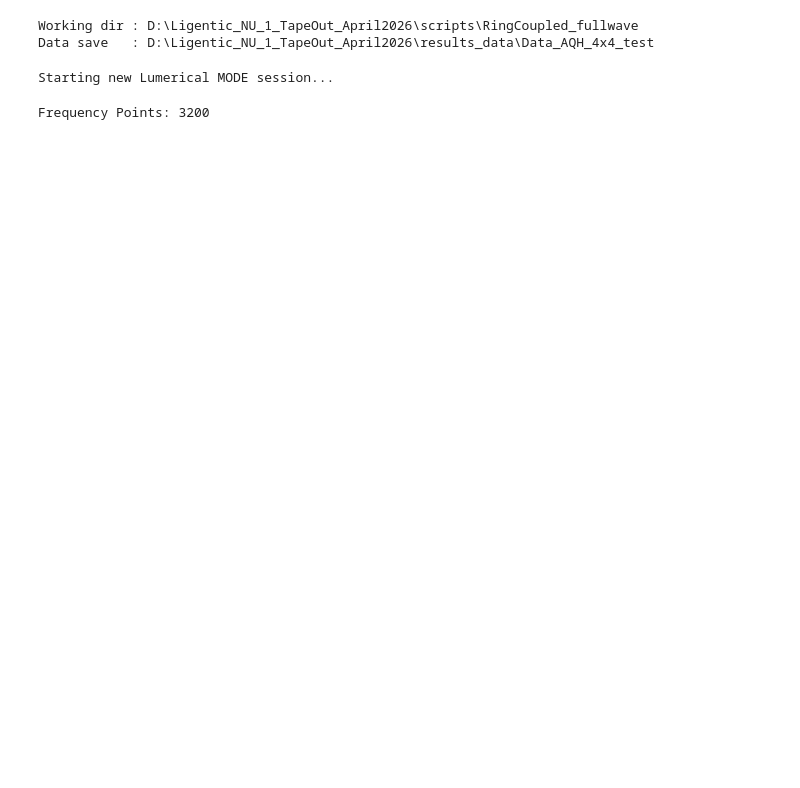
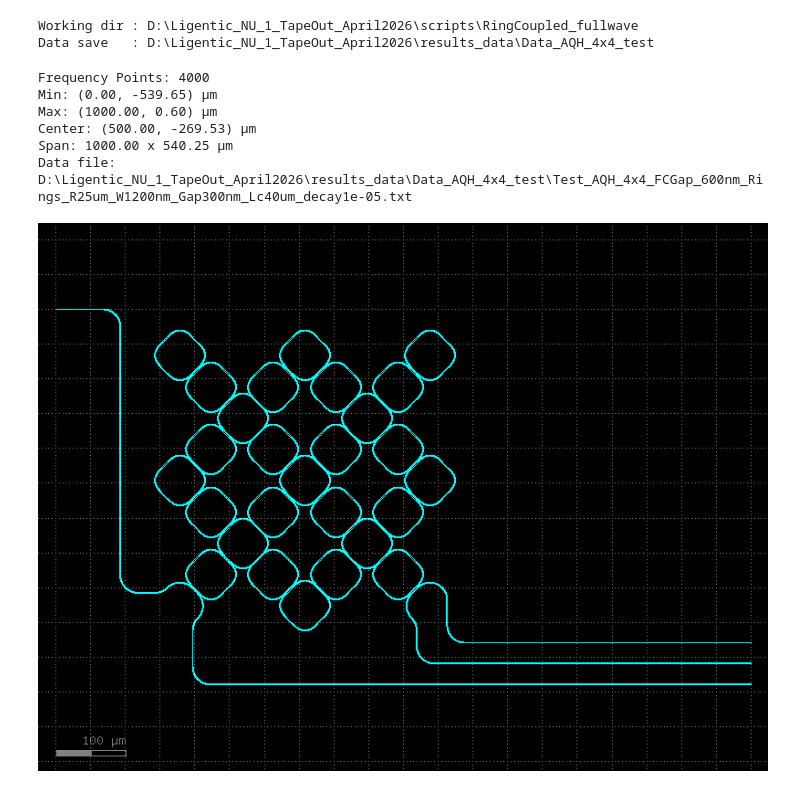
Before and after one commit to ankit-bm/Lumerical_scripts_Ligentec_NU_1, a Jupyter notebook: RingCoupled_fullwave/Ring_coupled_AQH_4x4.ipynb, the cells around one changed output. Saved outputs shown, nothing was run; the diff lists cells and outputs as text; code cells hidden in the pictures; blank space fills up the shorter version.

```diff
--- a/RingCoupled_fullwave/Ring_coupled_AQH_4x4.ipynb
+++ b/RingCoupled_fullwave/Ring_coupled_AQH_4x4.ipynb
@@ -44,49 +42,86 @@ Data save   : D:\Ligentic_NU_1_TapeOut_April2026\results_data\Data_AQH_4x4_test
 #------------------------------------------------------------
 # LUMERICAL SESSION
 #------------------------------------------------------------
-sys.path.append(r'C:\Program Files\ANSYS Inc\v251\Lumerical\api\python')
 import lumapi as lm
 
-try:
-    f.redraw()
-except NameError:
-    print("Starting new Lumerical MODE session...")
-    f = lm.MODE()
-except AttributeError:
-    print("Reinitializing Lumerical MODE session...")
-    f = lm.MODE()
+f = lm.MODE()
 
-if f is None:
-    raise RuntimeError("Failed to initialize Lumerical MODE session.")
-
-LumFileName = "Coupled_AQH_4x4_test.lms"
+LumFileName = "Test_AQH_4x4_FCGap_600nm.lms"
 LumFilePath = str(WORKDIR / LumFileName)
 f.save(LumFilePath)
 
 f.switchtolayout()
 f.selectall()
 f.delete()
-# %% [output]
-Starting new Lumerical MODE session...
 # %%
 #------------------------------------------------------------
 # PARAMETERS
 #------------------------------------------------------------
 LambdaStart    = 1545E-9
 LambdaStop     = 1553E-9
 
 Height         = 800E-9
 XLength        = 100E-6
 YLength        = 15E-6
 
 Material           = "Si3N4 (Silicon Nitride) - Luke"
 use_index          = True
 Index              = 1.97        # optional, used if material = '<Object defined dielectric>'
 BackgroundMaterial = "SiO2 (Glass) - Palik"
 SimulationTime     = 100E-12
-FrequencyPoints    = 3200
-decay_rate         = 5E-5
+FrequencyPoints    = 4000
+decay_rate         = 1E-5
 
 print(f"Frequency Points: {FrequencyPoints}")
+
+
+#------------------------------------------------------------
+# GEOMETRY SETUP (LOAD EXISTING)
+#------------------------------------------------------------
+gf.clear_cache()
+
+gds_path = str(WORKDIR / "Test_AQH_4x4_FCGap_600nm.gds")
+device   = gf.import_gds(gds_path)
+
+# Extract the bounding box
+bbox = device.bbox()
+
+xmin, ymin = bbox.left, bbox.bottom
+xmax, ymax = bbox.right, bbox.top
+center_x   = (xmin + xmax) / 2.0
+center_y   = (ymin + ymax) / 2.0
+span_x     = xmax - xmin
+span_y     = ymax - ymin
+
+# Verification
+print(f"Min: ({xmin:.2f}, {ymin:.2f}) µm")
+print(f"Max: ({xmax:.2f}, {ymax:.2f}) µm")
+print(f"Center: ({center_x:.2f}, {center_y:.2f}) µm")
+print(f"Span: {span_x:.2f} x {span_y:.2f} µm")
+# Verify geometry
+device.plot()
+
+#------------------------------------------------------------
+# Parameters (from gds)
+#------------------------------------------------------------
+
+InLneghtX    = 100E-6 #from gds
+BendRadiusIO = 25E-6
+Radius       = 25E-6
+FCGap        = 600E-9
+Gap          = 300E-9
+WgWidth      = 1.2E-6
+IO_to_IO_span_x = 457.7E-6
+Lc           = 40.0E-6
+
+tag      = f"Test_AQH_4x4_FCGap_{FCGap*1e9:.0f}nm_Rings_R{Radius*1e6:.0f}um_W{WgWidth*1e9:.0f}nm_Gap{Gap*1e9:.0f}nm_Lc{Lc*1e6:.0f}um_decay{decay_rate:.0e}"
+fname    = data_save_dir / f"{tag}.txt"
+print(f"Data file: {fname}")
 # %% [output]
-Frequency Points: 3200
+Frequency Points: 4000
+Min: (0.00, -539.65) µm
+Max: (1000.00, 0.60) µm
+Center: (500.00, -269.53) µm
+Span: 1000.00 x 540.25 µm
+Data file: D:\Ligentic_NU_1_TapeOut_April2026\results_data\Data_AQH_4x4_test\Test_AQH_4x4_FCGap_600nm_Rings_R25um_W1200nm_Gap300nm_Lc40um_decay1e-05.txt
+[figure, added]
```
Also changed, not shown: parts of 5 cells of this notebook.
